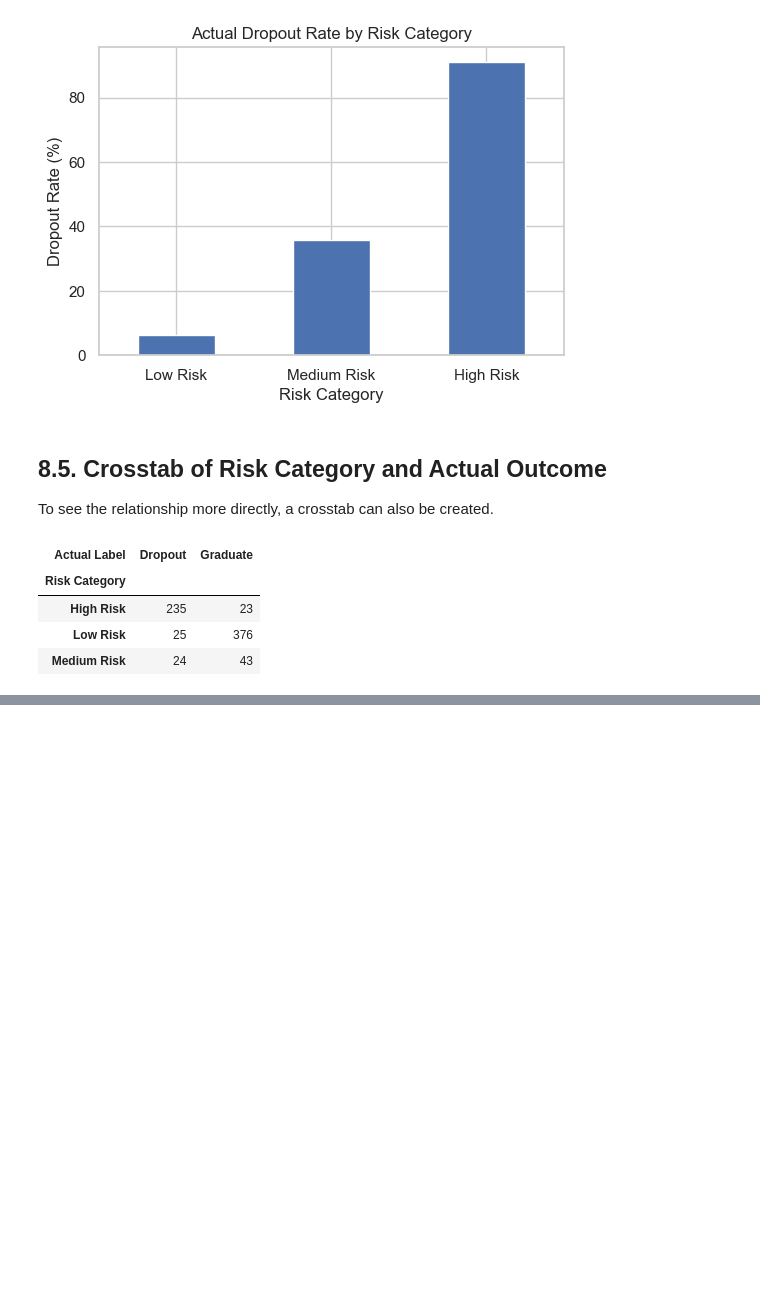
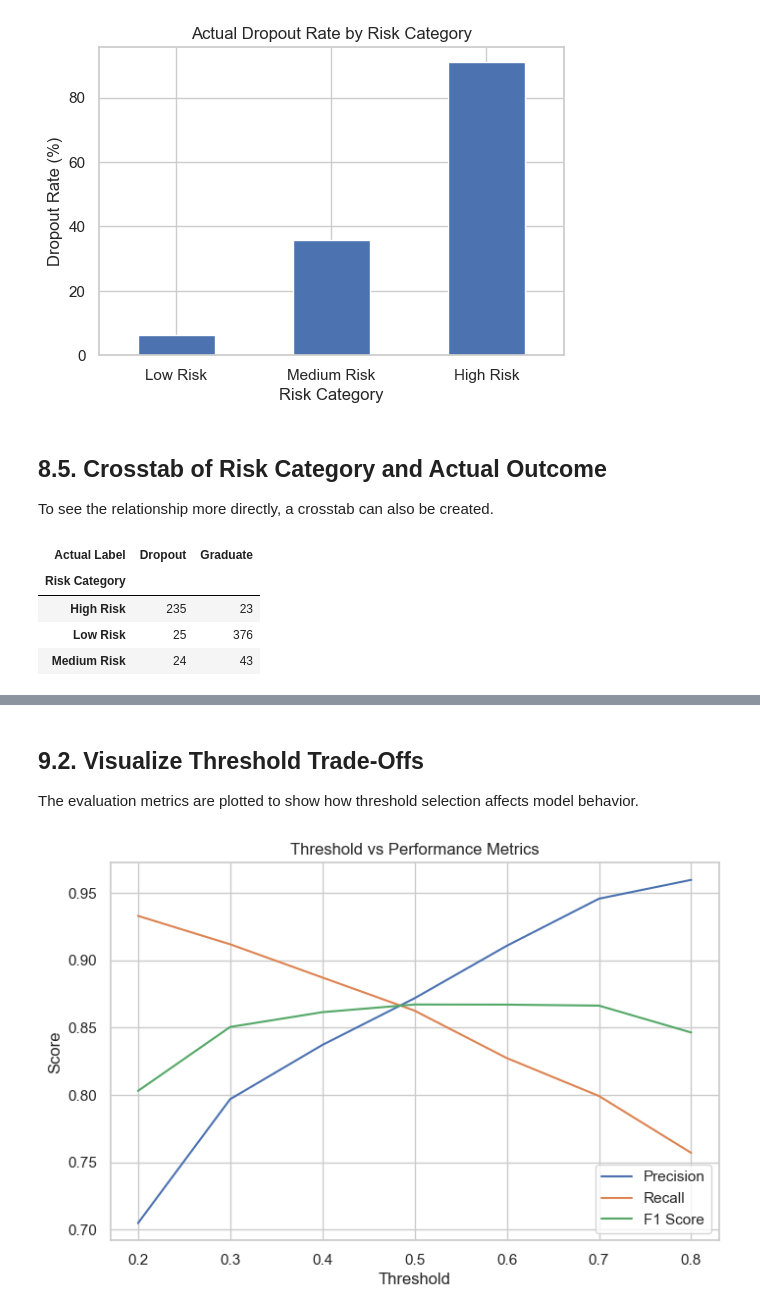
Before and after one commit to DimitarMalamski/student-dropout-predictor, a Jupyter notebook: notebooks/02_student_dropout_risk_scoring.ipynb, the cells around one changed output, grey strips where cells are left out. Cells and saved outputs as stored; diff of their text form; code cells hidden in the pictures; blank space fills up the shorter version.

```diff
--- a/notebooks/02_student_dropout_risk_scoring.ipynb
+++ b/notebooks/02_student_dropout_risk_scoring.ipynb
@@ -819,0 +840,18 @@ pd.crosstab(results_df["Risk Category"], results_df["Actual Label"])
+# %%
+thresholds_to_test = [0.2, 0.3, 0.4, 0.5, 0.6, 0.7, 0.8]
+
+threshold_results = []
+
+for t in thresholds_to_test:
+  y_pred_t = (y_probs >= t).astype(int)
+
+  threshold_results.append({
+    "Threshold": t,
+    "Accuracy": accuracy_score(y_test, y_pred_t),
+    "Precision": precision_score(y_test, y_pred_t),
+    "Recall": recall_score(y_test, y_pred_t),
+    "F1 Score": f1_score(y_test, y_pred_t)
+  })
+
+threshold_df = pd.DataFrame(threshold_results)
+threshold_df
@@ -819,0 +867,14 @@ pd.crosstab(results_df["Risk Category"], results_df["Actual Label"])
+# %% [markdown]
+## 9.2. Visualize Threshold Trade-Offs
+
+The evaluation metrics are plotted to show how threshold selection affects model behavior.
+# %%
+threshold_df.set_index("Threshold")[["Precision", "Recall", "F1 Score"]].plot(figsize=(8,5))
+
+plt.title("Threshold vs Performance Metrics")
+plt.ylabel("Score")
+plt.xticks(rotation=0)
+
+plt.show()
+# %% [output]
+[figure, added]
```
Also changed, not shown: parts of 9 cells of this notebook.
